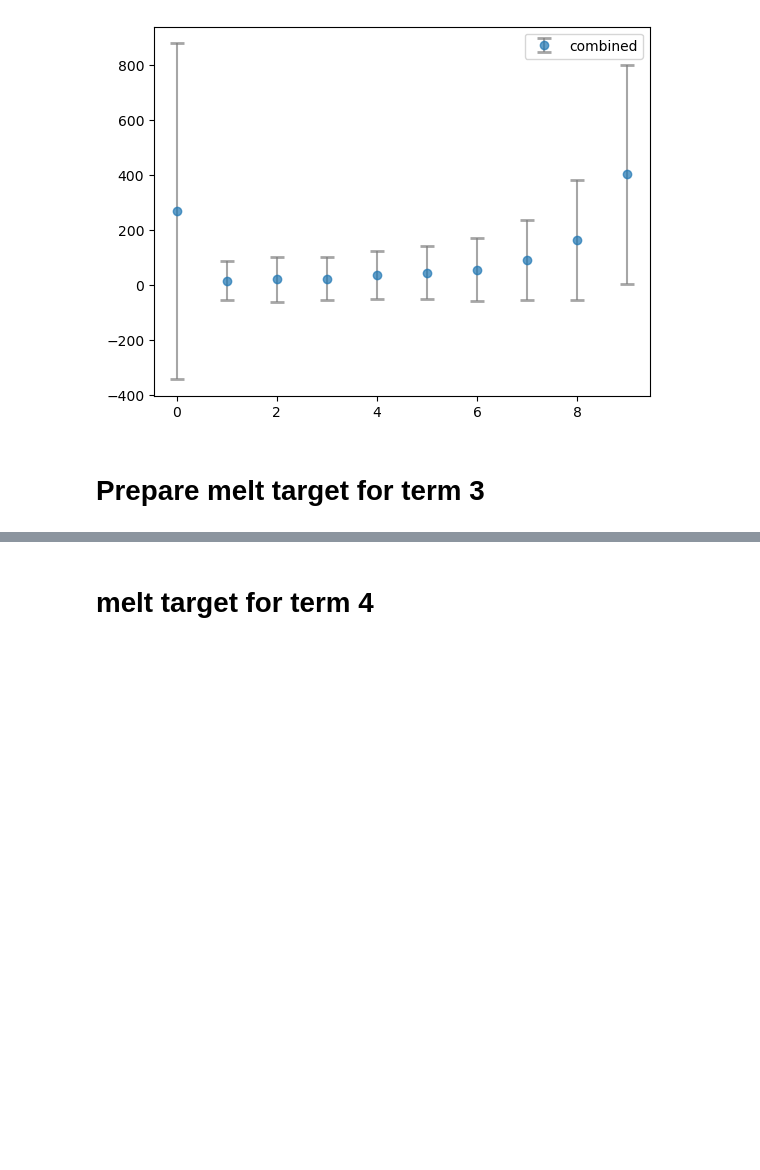
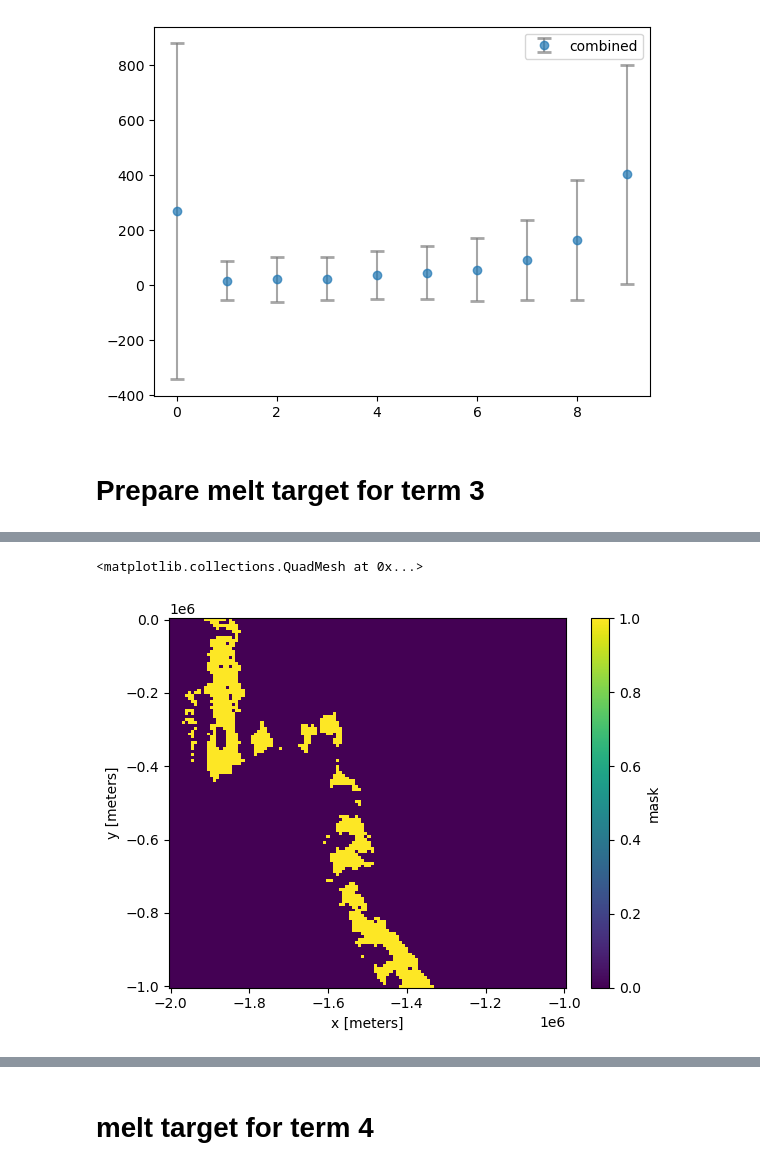
Before and after one commit to ismip/ismip7-antarctic-ocean-forcing, a Jupyter notebook: parameterisations/process_data/prepare_melt_modelling_and_observed_targets.ipynb, the cells around one changed output, grey strips where cells are left out. Drawn from its saved outputs; the diff is of its cells as text; code cells hidden in the pictures; blank space fills up the shorter version.

```diff
--- a/parameterisations/process_data/prepare_melt_modelling_and_observed_targets.ipynb
+++ b/parameterisations/process_data/prepare_melt_modelling_and_observed_targets.ipynb
@@ -256,0 +298,8 @@ warm_target.to_netcdf(os.path.join(data_path, 'parameterisations',"melt_warm_tar
+# %%
+
+mask = xr.load_dataset(os.path.join(data_path,  "floatingmasks", "floatingmask_ismip"+"8km"+".nc")).mask
+
+mask.sel(x=slice(-2e6,-1e6), y=slice(-1e6,0e6)).plot()
+# %% [output]
+<matplotlib.collections.QuadMesh at 0x...>
+[figure, added]
```
Also changed, not shown: parts of 16 cells of this notebook.
